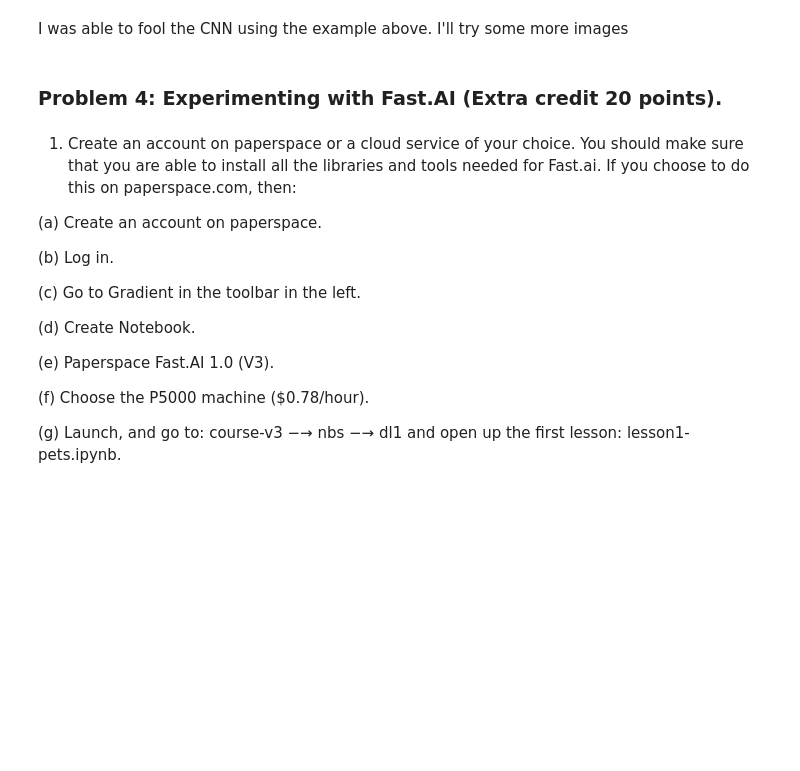
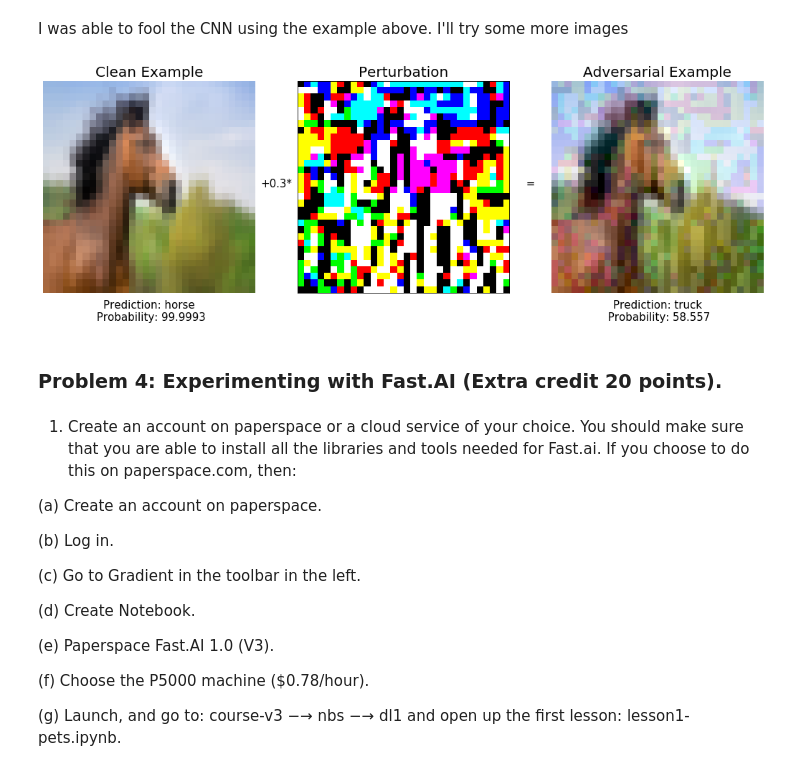
Before and after one commit to JavierPalomares90/scalable_ml_hw2, a Jupyter notebook: javier_palomares_hw2.ipynb, the cells around one changed output. Cells and saved outputs as stored; diff of their text form; code cells hidden in the pictures; blank space fills up the shorter version.

Commit message:
Added method to get adversaries

```diff
--- a/javier_palomares_hw2.ipynb
+++ b/javier_palomares_hw2.ipynb
@@ -1304,5 +1304,39 @@ generate_x_adv(img_variable,x_grad,.3)
 # %% [markdown]
 I was able to fool the CNN using the example above. I'll try some more images
+# %%
+# helper methods to get adversarial images
+def get_img_tensor(url):
+    img = load_img(url)
+    image_tensor = preprocess(img) #preprocess an i
+    image_tensor = image_tensor.unsqueeze(0) # add batch dimension.  C X H X W ==> B X C X H X W
+    return image_tensor
+
+def get_img_variable(image_tensor):
+    img_variable = Variable(image_tensor, requires_grad=True) #convert tensor into a variable
+    return img_variable
+
+def get_x_pred_and_prod(img_variable,net):
+    # next classify the image
+    output = net.forward(img_variable)
+    x_pred = (torch.max(output.data, 1)[1][0]).item()    #get an index(class number) of a largest element
+    #get probability dist over classes
+    output_probs = F.softmax(output, dim=1)
+    x_pred_prob =  round(((torch.max(output_probs.data, 1)[0][0])).item() * 100,4)
+    return output,x_pred,x_pred_prob
+
+def adversarial_img(url,eps):
+    img_tensor = get_img_tensor(url)
+    img_variable = get_img_variable(img_tensor)
+    output,x_pred,x_pred_prob = get_x_pred_and_prod(img_variable,net)
+    zero_gradients(img_variable)
+    loss_cal = loss(output,target)
+    loss_cal.backward()
+    x_grad = torch.sign(img_variable.grad.data)
+    generate_x_adv(img_variable,x_grad,eps,classes[x_pred])
+# %%
+adversarial_img(url,.3)
+# %% [output]
+[figure, added]
 # %% [markdown]
 ### Problem 4: Experimenting with Fast.AI (Extra credit 20 points).
 # %% [markdown]
```
Also changed, not shown: parts of 2 cells of this notebook.
